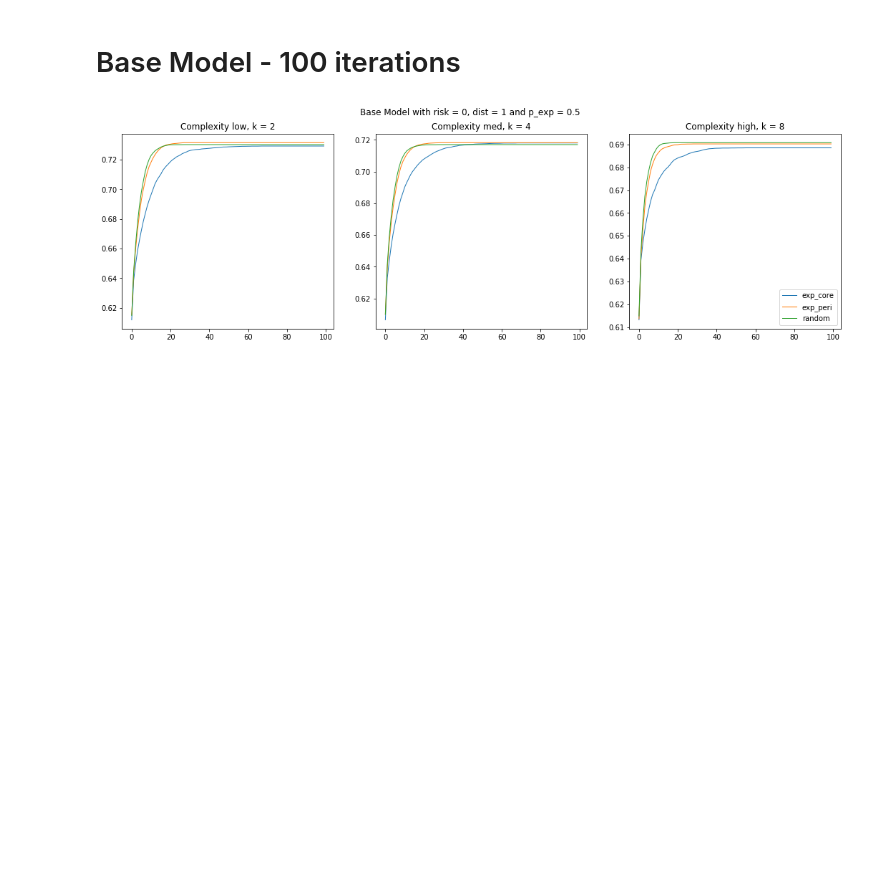
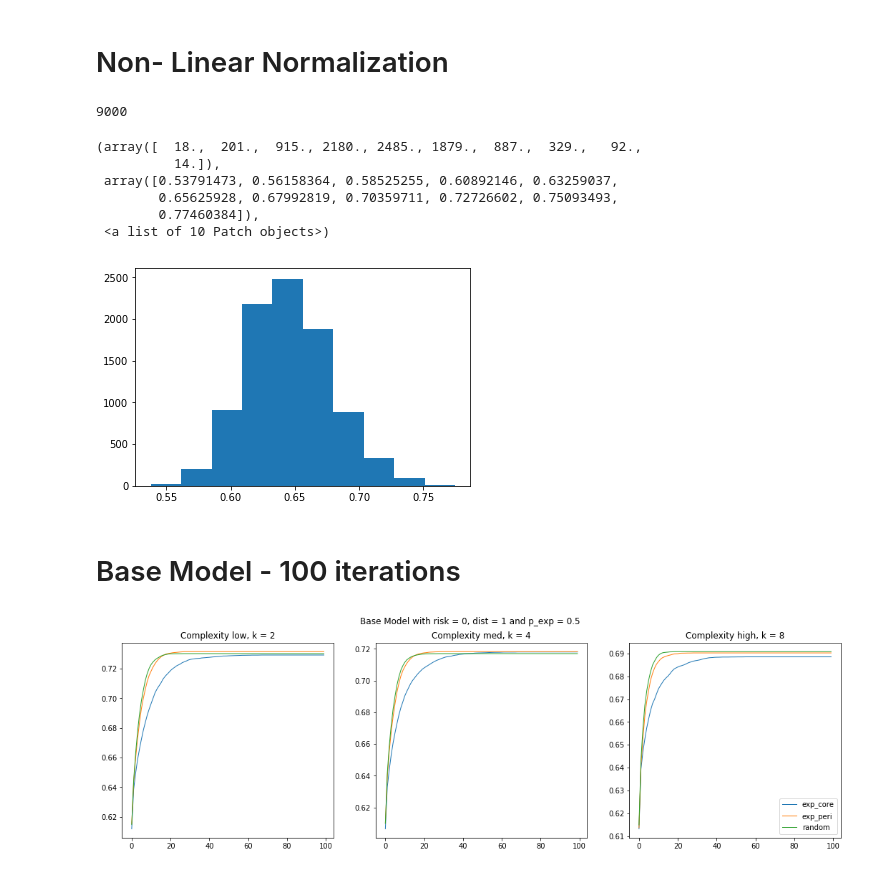
Before and after one commit to amar-chheda/network_analysis, a Jupyter notebook: plots.ipynb, the cells around one changed output. Cells and saved outputs as stored; diff of their text form; code cells hidden in the pictures; blank space fills up the shorter version.

```diff
--- a/plots.ipynb
+++ b/plots.ipynb
@@ -33,3 +56,25 @@ def plot_all(result, title):
+# %% [markdown]
+# Non- Linear Normalization
+# %%
+min_score = []
+for i in range(len(data.keys())):
+        s_ass = []
+        for a in range(3):
+            s_it = []
+            for it in range(100):
+                min_score.append(min(data[f'model_{i}']['assignments'][f'assignment_{a}']['iterations'][f'iter_{it}']['score']))
+# %%
+print(len(min_score))
+plt.hist(min_score)
+# %% [output]
+9000
+(array([  18.,  201.,  915., 2180., 2485., 1879.,  887.,  329.,   92.,
+          14.]),
+ array([0.53791473, 0.56158364, 0.58525255, 0.60892146, 0.63259037,
+        0.65625928, 0.67992819, 0.70359711, 0.72726602, 0.75093493,
+        0.77460384]),
+ <a list of 10 Patch objects>)
+[figure, added]
 # %% [markdown]
 # Base Model - 100 iterations
 # %%
```
Also changed, not shown: parts of 3 cells of this notebook, 3 other files.
